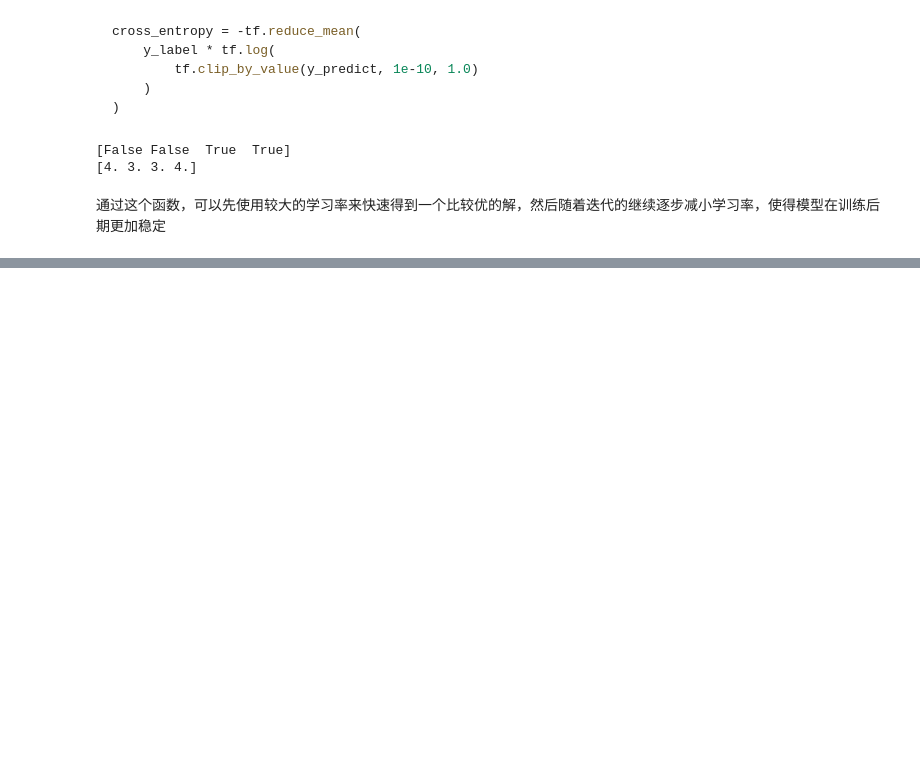
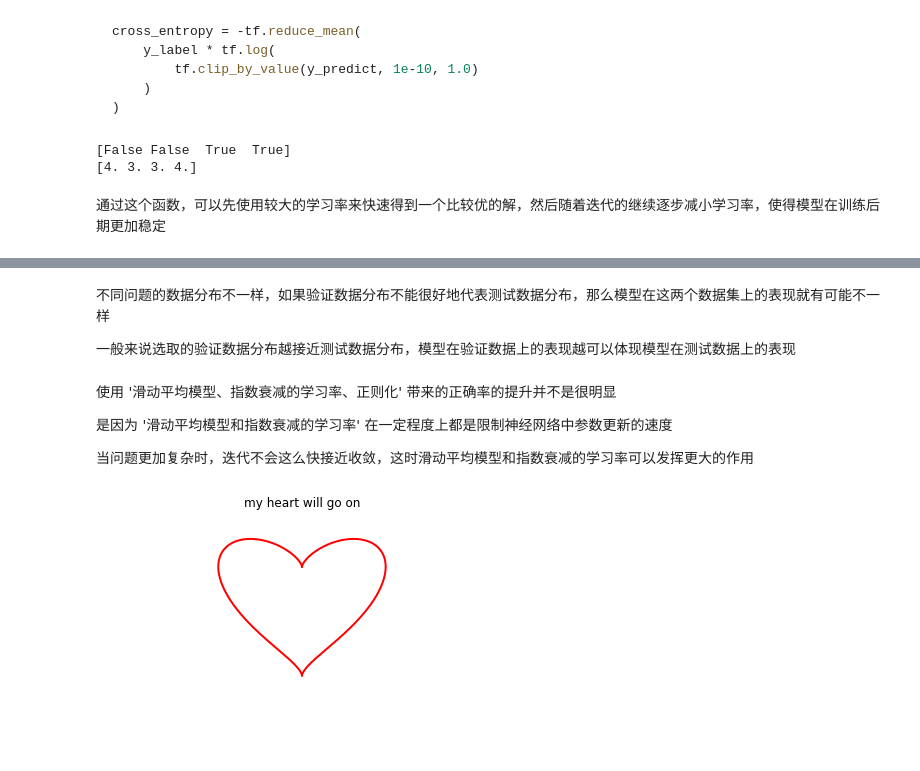
Before and after one commit to MatrixTyrion/Machine-Learning-Tyrion, a Jupyter notebook: ML_Python_Framework/TensorFlow/Tensorflow Summary/00. Piece API Usage.ipynb, the cells around one changed output, grey strips where cells are left out. Drawn from its saved outputs; the diff is of its cells as text; code cells hidden in the pictures; blank space fills up the shorter version.

```diff
--- a/ML_Python_Framework/TensorFlow/Tensorflow Summary/00. Piece API Usage.ipynb
+++ b/ML_Python_Framework/TensorFlow/Tensorflow Summary/00. Piece API Usage.ipynb
@@ -787,0 +995,4 @@ if False:
+# %% [markdown]
+不同问题的数据分布不一样，如果验证数据分布不能很好地代表测试数据分布，那么模型在这两个数据集上的表现就有可能不一样
+
+一般来说选取的验证数据分布越接近测试数据分布，模型在验证数据上的表现越可以体现模型在测试数据上的表现
@@ -787,0 +1010,25 @@ if False:
+# %% [markdown]
+使用 '滑动平均模型、指数衰减的学习率、正则化' 带来的正确率的提升并不是很明显
+
+是因为 '滑动平均模型和指数衰减的学习率' 在一定程度上都是限制神经网络中参数更新的速度
+
+当问题更加复杂时，迭代不会这么快接近收敛，这时滑动平均模型和指数衰减的学习率可以发挥更大的作用
+# %%
+import matplotlib.pyplot as plt
+from matplotlib import animation
+import numpy as np
+import math
+
+
+t = np.linspace(0, math.pi, 1000)
+x = np.sin(t)
+y = np.cos(t) + np.power(x, 2.0/3)
+plt.plot(x, y, color='red', linewidth=2)
+plt.plot(-x, y, color='red', linewidth=2)
+plt.ylim(-2, 2)
+plt.xlim(-2, 2)
+plt.axis('off')
+plt.title("my heart will go on")
+plt.show()
+# %% [output]
+[figure, added]
```
Also changed, not shown: parts of 27 cells of this notebook, 6 other files.
